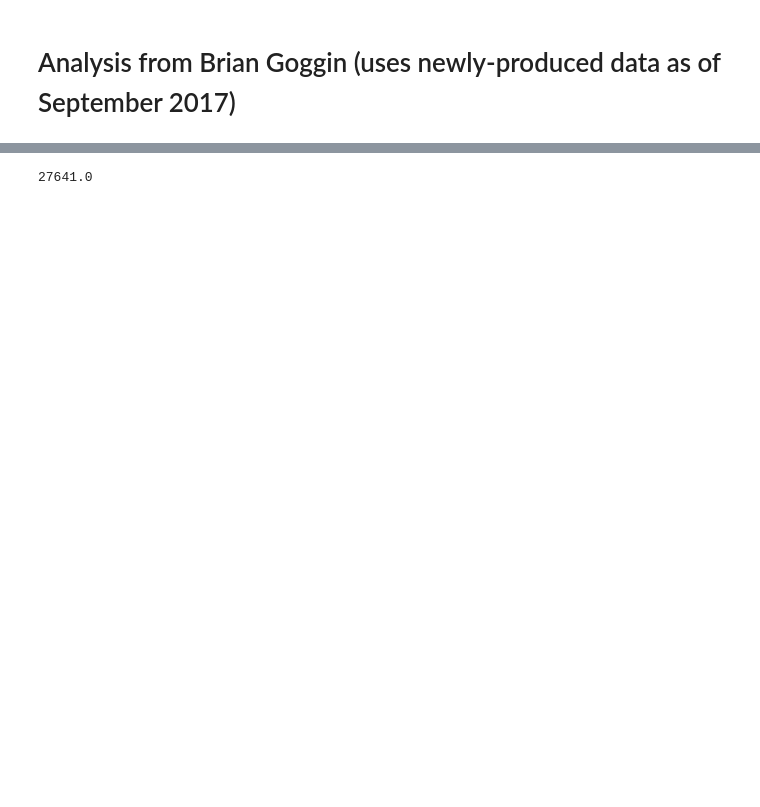
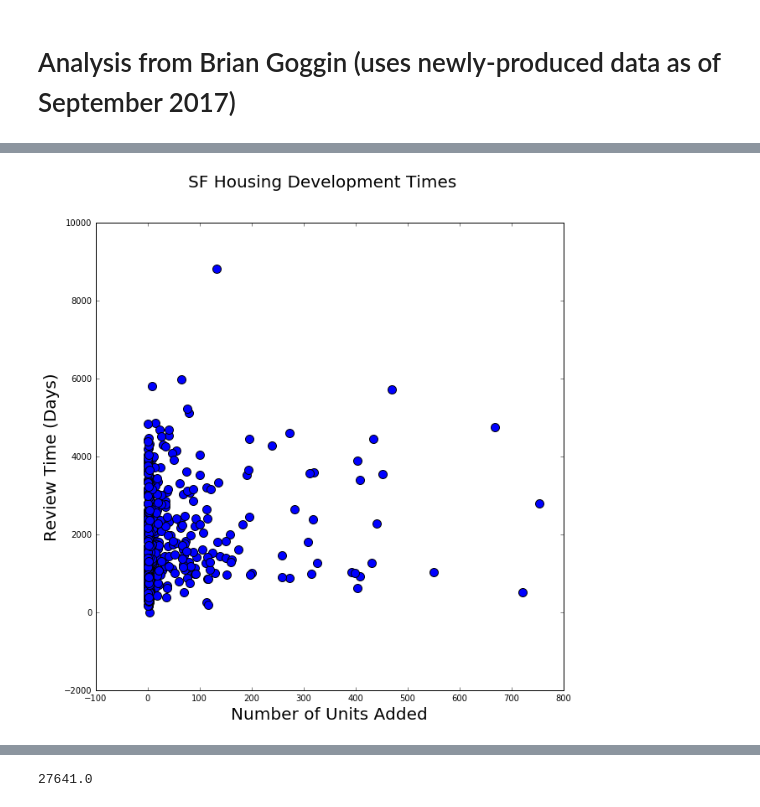
Before and after one commit to sfbrigade/datasci-housing-pipeline, a Jupyter notebook: analysis/average_project_length/brian/Summary_Analysis.ipynb, the cells around one changed output, grey strips where cells are left out. Cells and saved outputs as stored; diff of their text form; code cells hidden in the pictures; blank space fills up the shorter version.

```diff
--- a/analysis/average_project_length/brian/Summary_Analysis.ipynb
+++ b/analysis/average_project_length/brian/Summary_Analysis.ipynb
@@ -103,3 +158,12 @@ plt.scatter(df['units'], df['project_duration_days'])
+# %%
+plt.figure(1, figsize=(10,10))
+plt.scatter(df['units'], df['project_duration_days'], s=100)
+plt.suptitle('SF Housing Development Times', fontsize=20)
+plt.ylabel('Review Time (Days)', fontsize = 20)
+plt.xlabel('Number of Units Added', fontsize = 20)
+plt.savefig('../../../scatter.png')
+# %% [output]
+[figure, added]
 # %%
 # Top 5 longest projects
 df.sort_values('project_time_years', ascending = False)[0:5]
```
Also changed, not shown: parts of 18 cells of this notebook, 39 other files.
